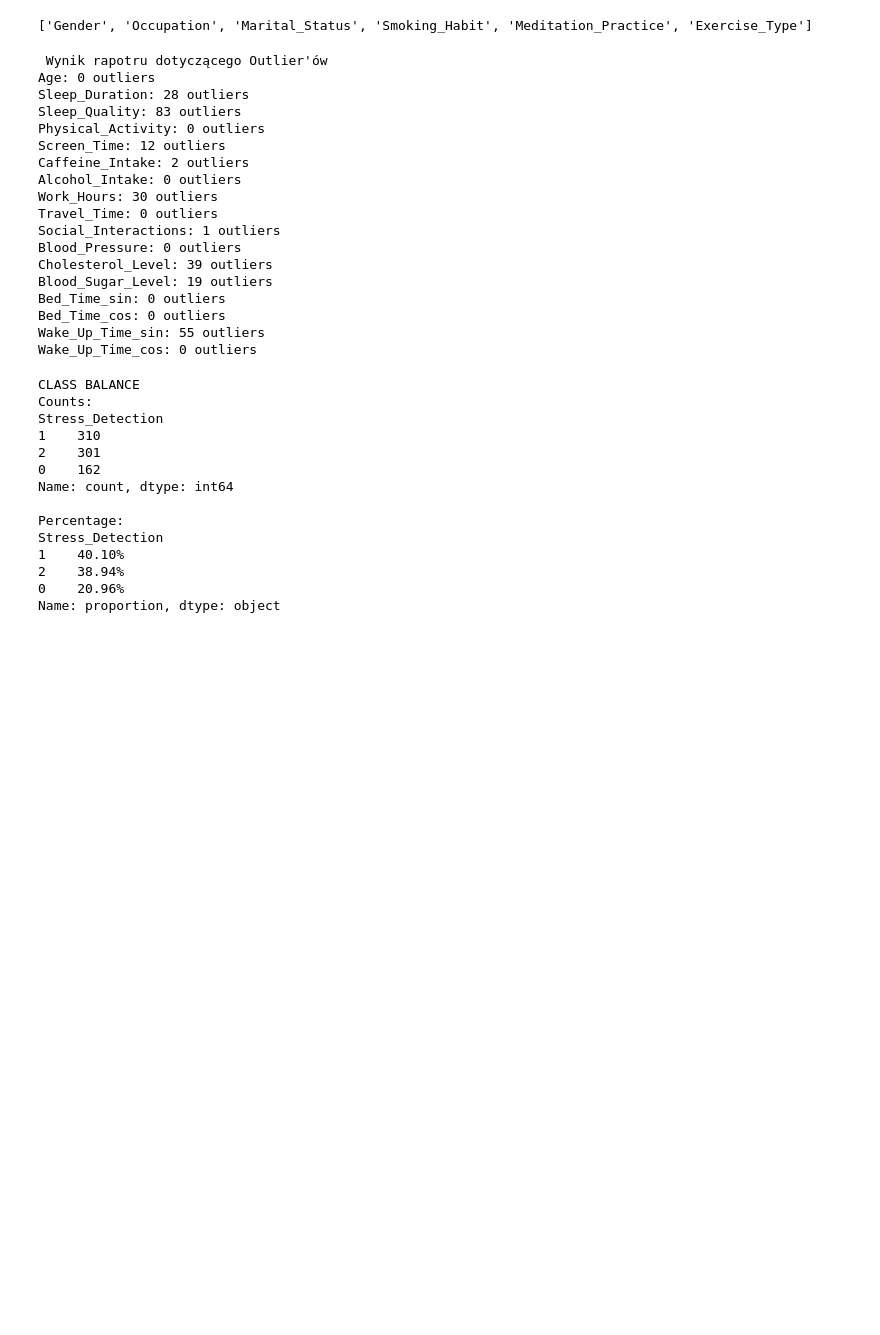
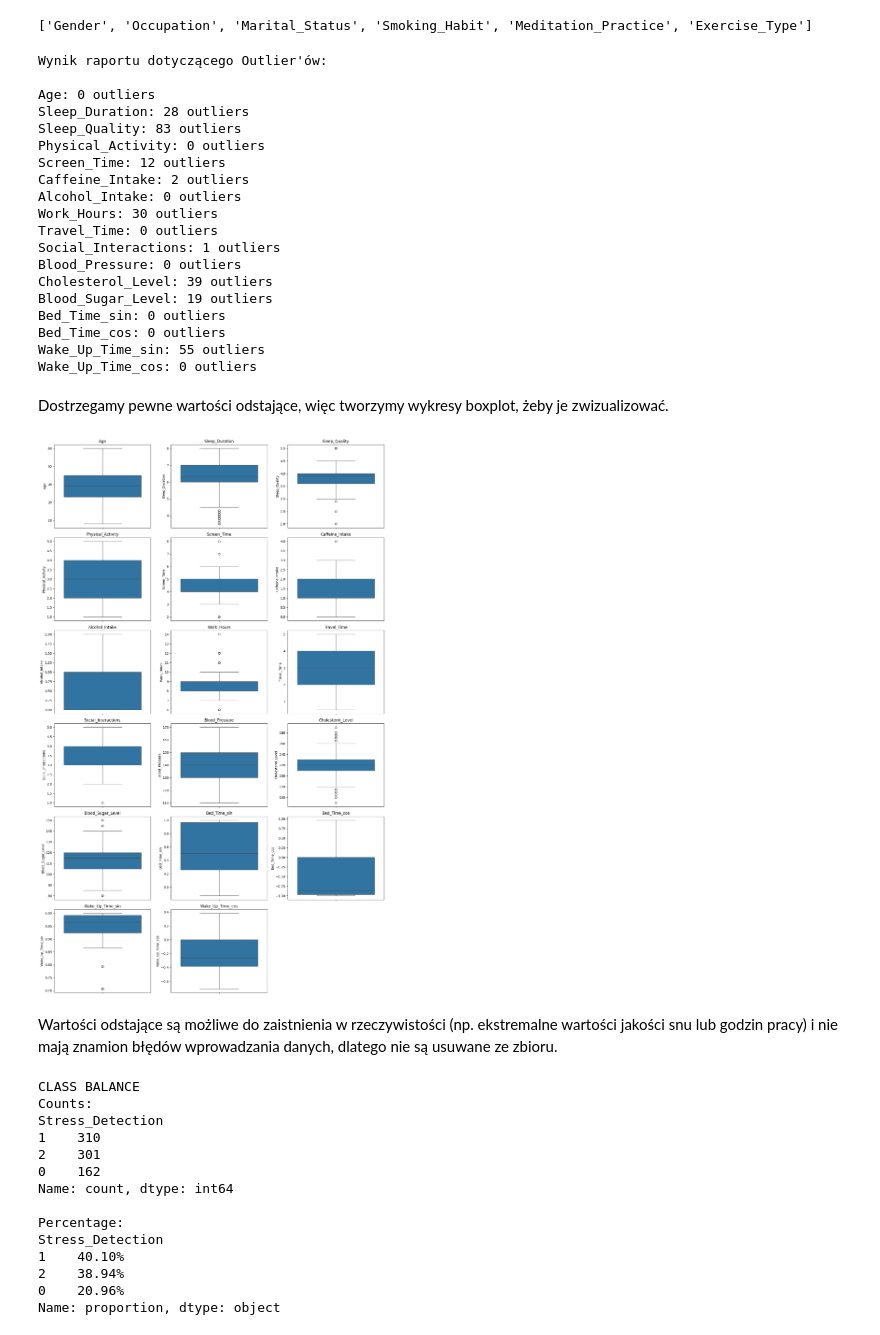
Before and after one commit to Sumitjadhav5004/ML-Stress-Prediction, a Jupyter notebook: stress_prediction.ipynb, the cells around one changed output. Drawn from its saved outputs; the diff is of its cells as text; code cells hidden in the pictures; blank space fills up the shorter version.

```diff
--- a/stress_prediction.ipynb
+++ b/stress_prediction.ipynb
@@ -248,8 +248,6 @@ for col in categorical_cols:
 # %% [output]
 ['Gender', 'Occupation', 'Marital_Status', 'Smoking_Habit', 'Meditation_Practice', 'Exercise_Type']
 # %%
-# TODO: Detect outliers
-
 # Zbieramy tylko kolumny numeryczne (bez targetu)
 numeric_cols = df.select_dtypes(include=[np.number]).columns.tolist()
 numeric_cols = [c for c in numeric_cols if c != "Stress_Detection"]
@@ -266,11 +264,12 @@ for col in numeric_cols:
     outlier_report[col] = len(outliers)
 
 # Wyświetlanie raportu
-print("\n Wynik rapotru dotyczącego Outlier'ów")
+print("Wynik raportu dotyczącego Outlier'ów:\n")
 for col, count in outlier_report.items():
     print(f"{col}: {count} outliers")
 # %% [output]
- Wynik rapotru dotyczącego Outlier'ów
+Wynik raportu dotyczącego Outlier'ów:
+
 Age: 0 outliers
 Sleep_Duration: 28 outliers
 Sleep_Quality: 83 outliers
@@ -288,4 +287,12 @@ Bed_Time_sin: 0 outliers
 Bed_Time_cos: 0 outliers
 Wake_Up_Time_sin: 55 outliers
 Wake_Up_Time_cos: 0 outliers
+# %% [markdown]
+Dostrzegamy pewne wartości odstające, więc tworzymy wykresy boxplot, żeby je zwizualizować.
+# %%
+utils.plot_boxplots(df, numeric_cols)
+# %% [output]
+[figure, added]
+# %% [markdown]
+Wartości odstające są możliwe do zaistnienia w rzeczywistości (np. ekstremalne wartości jakości snu lub godzin pracy) i nie mają znamion błędów wprowadzania danych, dlatego nie są usuwane ze zbioru.
 # %%
```
Also changed, not shown: parts of 34 cells of this notebook, 1 other file.
